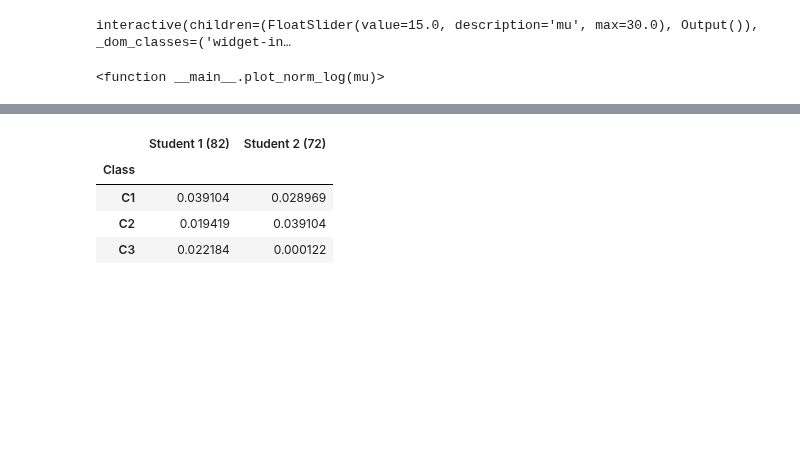
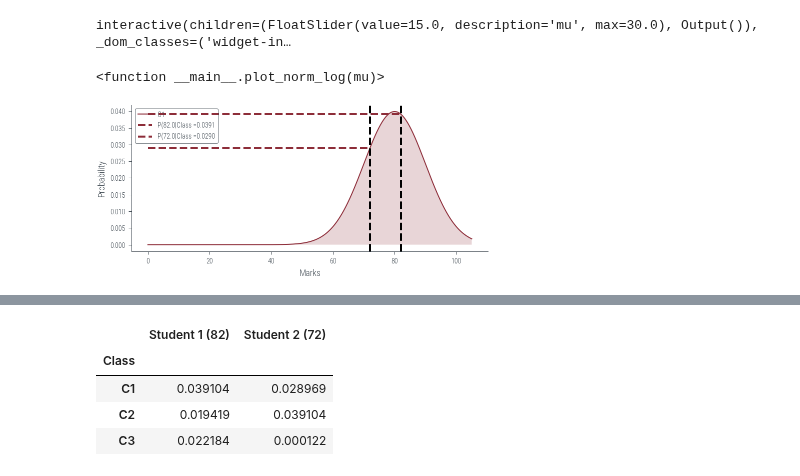
Before and after one commit to nipunbatra/pml-teaching, a Jupyter notebook: notebooks/mle-univariate.ipynb, the cells around one changed output, grey strips where cells are left out. Saved outputs shown, nothing was run; the diff lists cells and outputs as text; code cells hidden in the pictures; blank space fills up the shorter version.

```diff
--- a/notebooks/mle-univariate.ipynb
+++ b/notebooks/mle-univariate.ipynb
@@ -127,3 +127,33 @@ interact(plot_norm_log, mu=(0, 30, 0.1))
 # %% [output]
 interactive(children=(FloatSlider(value=15.0, description='mu', max=30.0), Output()), _dom_classes=('widget-in…
 <function __main__.plot_norm_log(mu)>
+# %%
+# Plot the distributions
+def plot_class(class_num):
+    x = torch.linspace(0, 105, 1000)
+    dist = [c1, c2, c3][class_num-1]
+    plt.plot(x, dist.log_prob(x).exp(), label=f'C{class_num}')
+    plt.fill_between(x, dist.log_prob(x).exp(), alpha=0.2)
+
+
+    plt.xlabel('Marks')
+    plt.ylabel('Probability')
+
+    #plt.legend(title='Class')
+    #plt.savefig('../figures/mle/mle-example.pdf', bbox_inches='tight')
+
+    # Vertical line at x = 82
+    marks = torch.tensor([82., 72.0])
+    for mark in marks:
+        plt.axvline(mark.item(), color='k', linestyle='--', lw=2)
+
+        plt.hlines(dist.log_prob(mark).exp(), 0, mark.item(), color='C0', linestyle='--', lw=2, label=f"P({mark.item()}|Class ={dist.log_prob(mark).exp().item():0.4f}")
+        #plt.hlines(c2.log_prob(mark).exp(), 0, mark.item(), color='C1', linestyle='--', lw=2)
+        #plt.hlines(c3.log_prob(mark).exp(), 0, mark.item(), color='C2', linestyle='--', lw=2)
+    #plt.savefig('../figures/mle/mle-example-2.pdf', bbox_inches='tight')
+    plt.legend()
+    #plt.savefig("..")
+
+plot_class(1)
+# %% [output]
+[figure, added]
```
Also changed, not shown: parts of 3 cells of this notebook, 4 other files.
